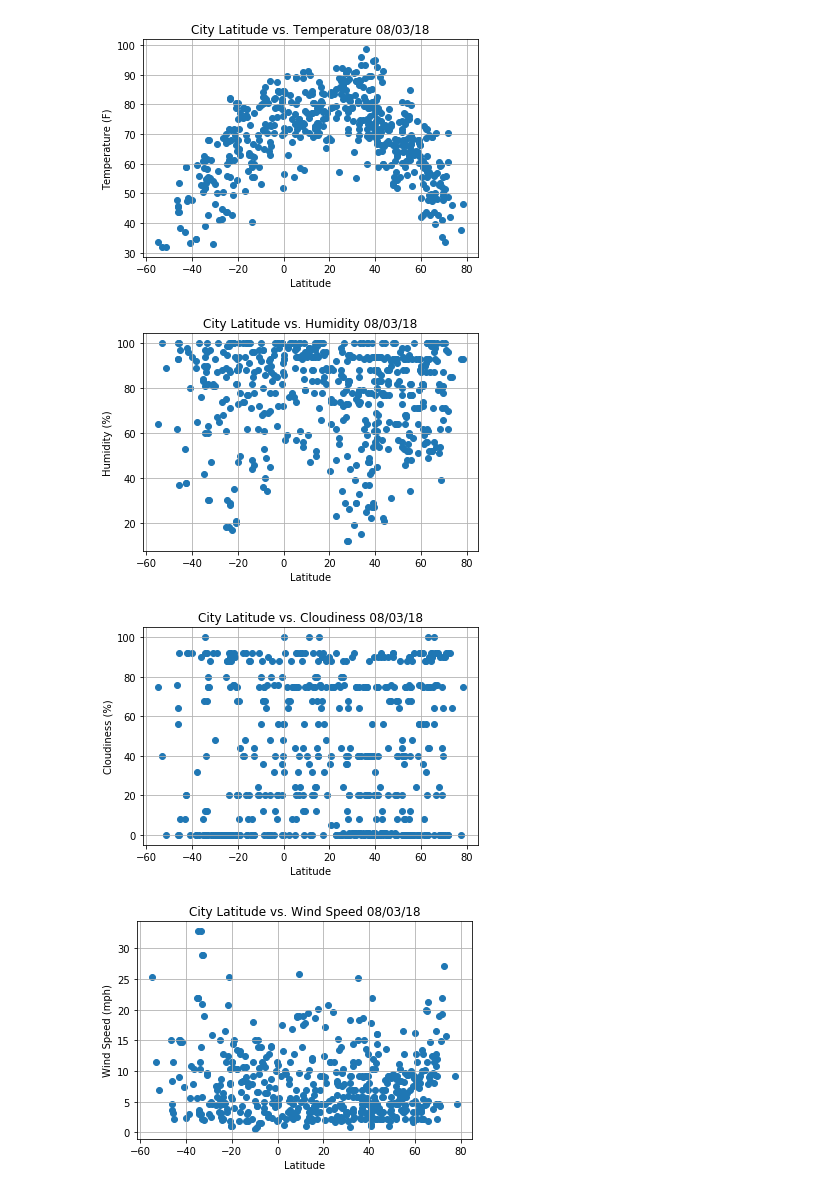
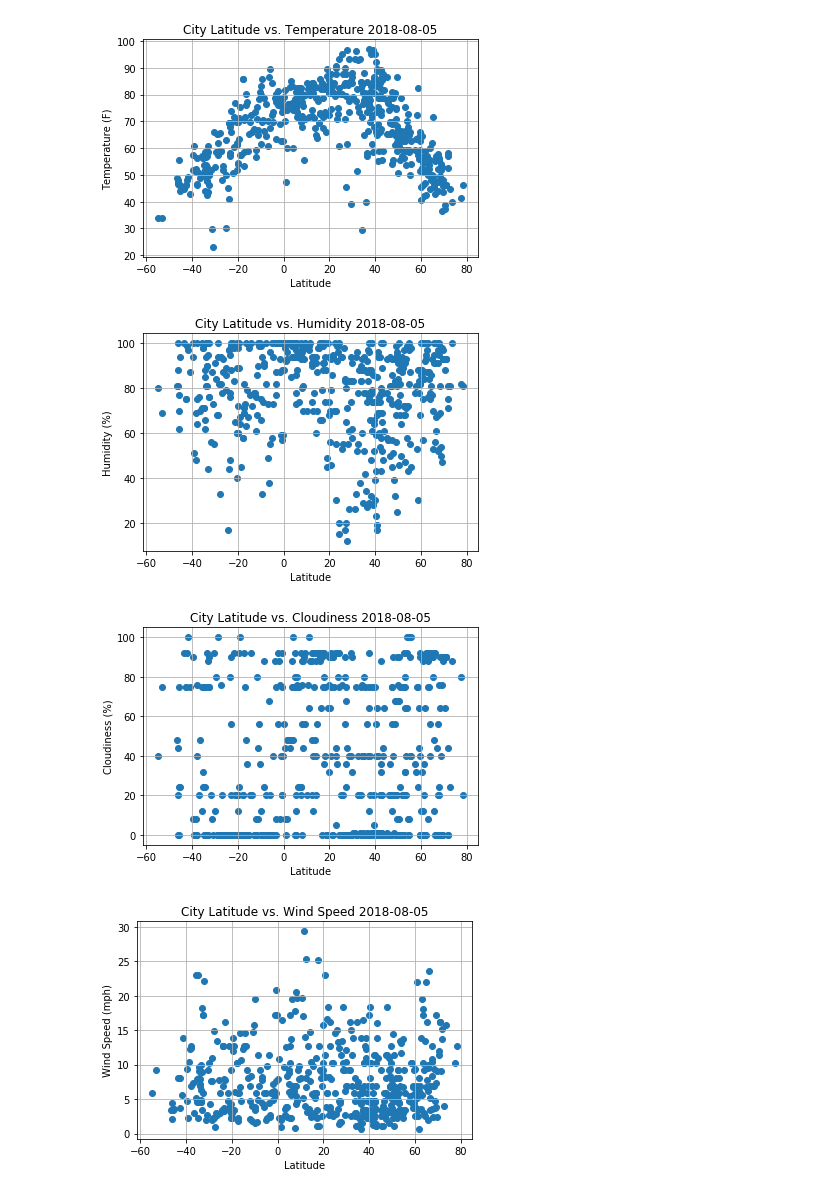
Before and after one commit to pickle-weasel/Global-Weather-Patterns, a Jupyter notebook: WeatherPy.ipynb, the cells around one changed output. Saved outputs shown, nothing was run; the diff lists cells and outputs as text; code cells hidden in the pictures.

Commit message:
added dynamic date to plots

```diff
--- a/WeatherPy.ipynb
+++ b/WeatherPy.ipynb
@@ -127,40 +125,40 @@ city_data_df.head()
 # %%
 #Plot latitude vs temperature and save as .png
 plt.scatter(city_data_df['Latitude'], city_data_df['Temperature'])
-plt.title('City Latitude vs. Temperature 08/03/18')
+plt.title(f'City Latitude vs. Temperature {date.today()}')
 plt.xlabel('Latitude')
 plt.ylabel('Temperature (F)')
 plt.grid(True)
 plt.savefig('lat_temp.png', bbox_inches='tight')
 # %% [output]
-[figure, old version]
+[figure, new version]
 # %%
 #Plot latitude vs humidity and save as .png
 plt.scatter(city_data_df['Latitude'], city_data_df['Humidity'])
-plt.title('City Latitude vs. Humidity 08/03/18')
+plt.title(f'City Latitude vs. Humidity {date.today()}')
 plt.xlabel('Latitude')
 plt.ylabel('Humidity (%)')
 plt.grid(True)
 plt.savefig('lat_humid.png', bbox_inches='tight')
 # %% [output]
-[figure, old version]
+[figure, new version]
 # %%
 #Plot latitude vs cloudiness and save as .png
 plt.scatter(city_data_df['Latitude'], city_data_df['Cloudiness'])
-plt.title('City Latitude vs. Cloudiness 08/03/18')
+plt.title(f'City Latitude vs. Cloudiness {date.today()}')
 plt.xlabel('Latitude')
 plt.ylabel('Cloudiness (%)')
 plt.grid(True)
 plt.savefig('lat_cloud.png', bbox_inches='tight')
 # %% [output]
-[figure, old version]
+[figure, new version]
 # %%
 #Plot latitude vs wind speed and save as .png
 plt.scatter(city_data_df['Latitude'], city_data_df['Wind Speed'])
-plt.title('City Latitude vs. Wind Speed 08/03/18')
+plt.title(f'City Latitude vs. Wind Speed {date.today()}')
 plt.xlabel('Latitude')
 plt.ylabel('Wind Speed (mph)')
 plt.grid(True)
 plt.savefig('lat_wind.png', bbox_inches='tight')
 # %% [output]
-[figure, old version]
+[figure, new version]
```
Also changed, not shown: parts of 4 cells of this notebook, 5 other files.
